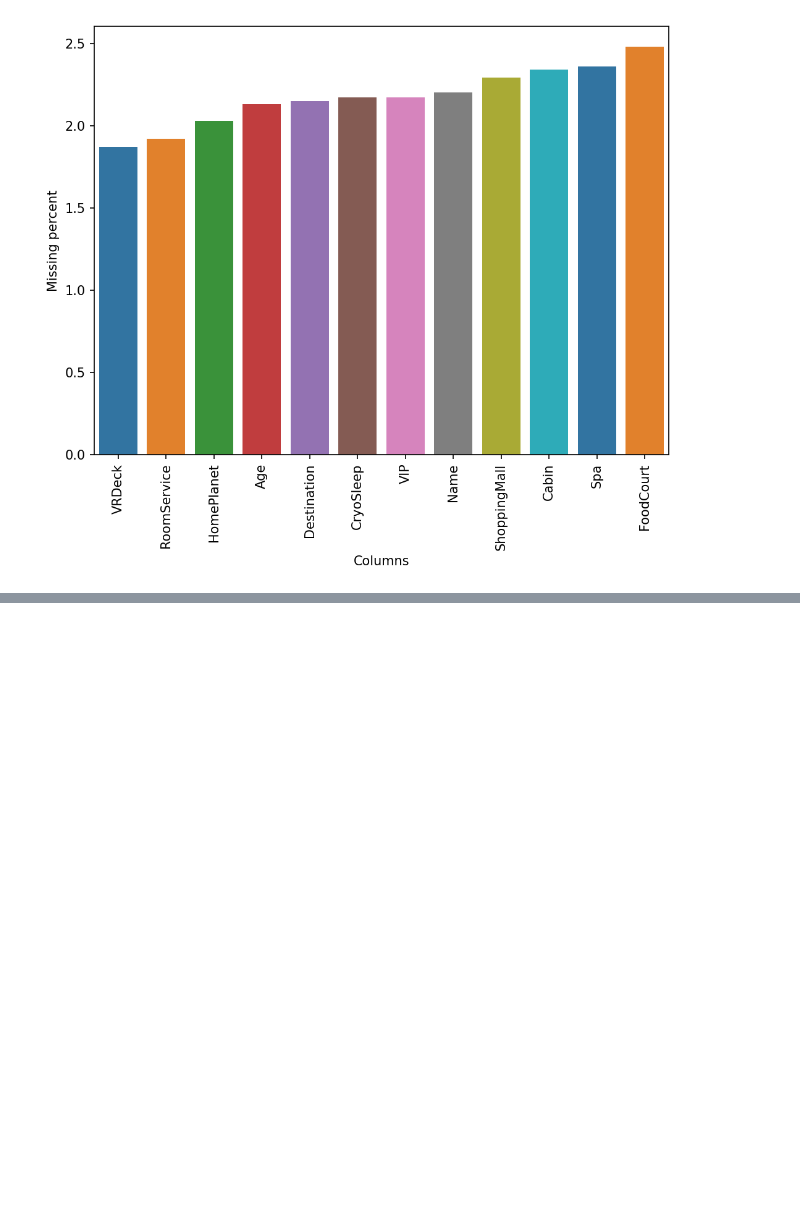
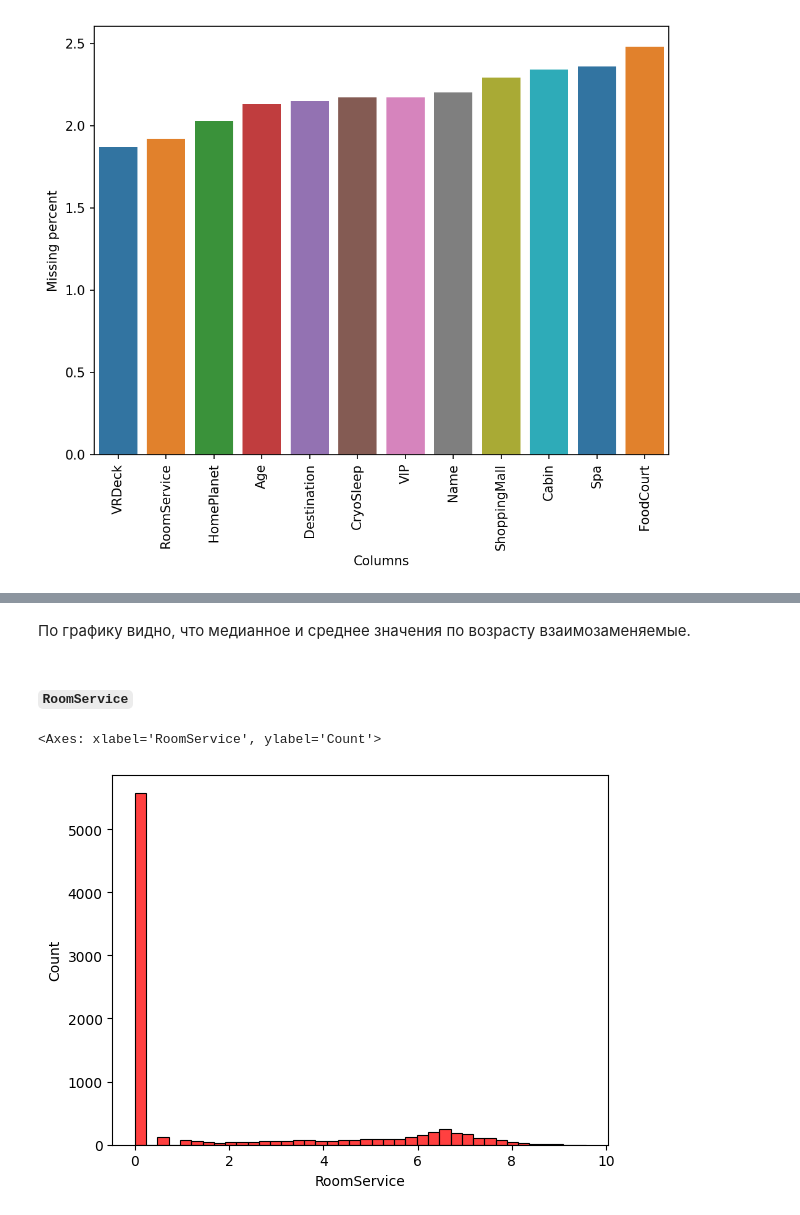
Before and after one commit to MoyMarMois/Spaceship-Titanic, a Jupyter notebook: Spaceship.ipynb, the cells around one changed output, grey strips where cells are left out. Drawn from its saved outputs; the diff is of its cells as text; code cells hidden in the pictures; blank space fills up the shorter version.

```diff
--- a/Spaceship.ipynb
+++ b/Spaceship.ipynb
@@ -189,0 +197,12 @@ visualization_missing(df_test)
+# %% [markdown]
+По графику видно, что медианное и среднее значения по возрасту взаимозаменяемые.
+# %%
+df_train["Age"] = df_train["Age"].fillna(df_train["Age"].median())
+df_test["Age"] = df_test["Age"].fillna(df_train["Age"].median())
+# %% [markdown]
+#### `RoomService`
+# %%
+sns.histplot(data=df_train, x="RoomService", bins=40, color="red", edgecolor="black")
+# %% [output]
+<Axes: xlabel='RoomService', ylabel='Count'>
+[figure, added]
```
Also changed, not shown: parts of 21 cells of this notebook.
